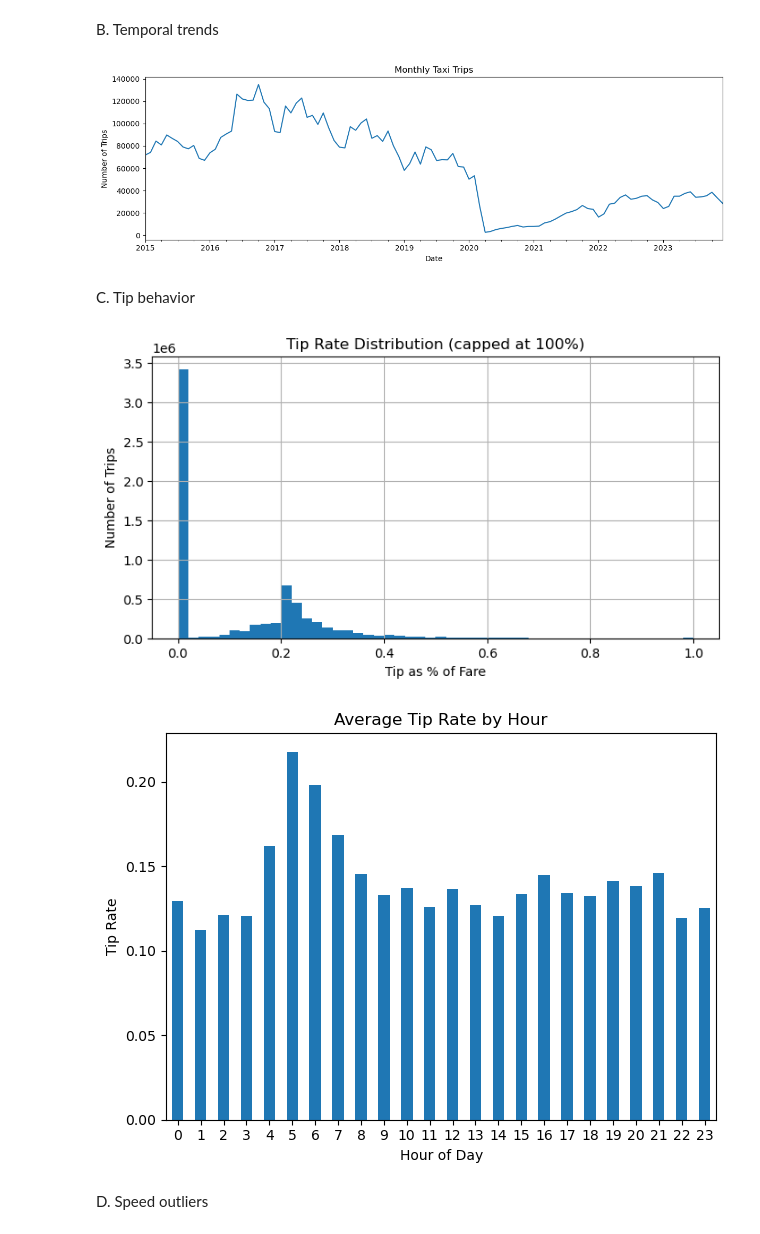
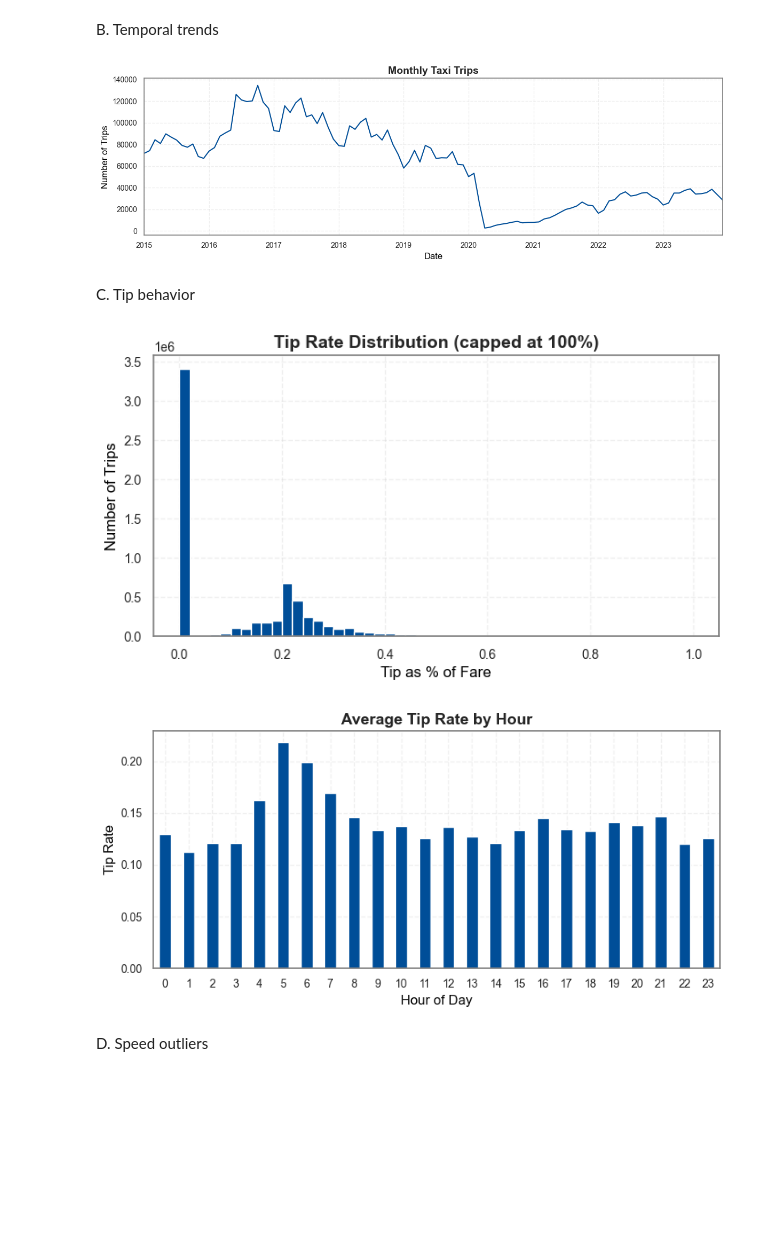
Before and after one commit to ham222/socialdata, a Jupyter notebook: social.ipynb, the cells around one changed output. Saved outputs shown, nothing was run; the diff lists cells and outputs as text; code cells hidden in the pictures; blank space fills up the shorter version.

```diff
--- a/social.ipynb
+++ b/social.ipynb
@@ -5,6 +5,43 @@ import pandas as pd
 import numpy as np
 import seaborn as sns
 import matplotlib.pyplot as plt
+# %%
+# Set global plot style
+def set_plot_style():
+    sns.set_theme(style="whitegrid")
+    plt.rcParams.update({
+        "figure.figsize": (8, 4),
+        "axes.titlesize": 14,
+        "axes.labelsize": 12,
+        "xtick.labelsize": 10,
+        "ytick.labelsize": 10,
+        "axes.edgecolor": "gray",
+        "axes.titleweight": "bold",
+        "axes.labelcolor": "black",
+        "axes.grid": True,
+        "grid.linestyle": "--",
+        "grid.alpha": 0.3,
+        "axes.facecolor": "white",
+        "figure.facecolor": "white",
+        "legend.frameon": False,
+        "legend.loc": "best",
+        "legend.fontsize": 10
+    })
+    sns.set_palette(sns.color_palette("magma"))  # softer palette globally
+# Call once to apply
+set_plot_style()
+PRIMARY_BLUE = "#004e98"  # good default blue (RGB 31, 119, 180)
+TAXI_YELLOW = "#FFD300"
+
+def basic_barplot(series, title, xlabel="", ylabel="Number of Trips"):
+    ax = series.plot(kind="bar", color=TAXI_YELLOW)
+    ax.set_title(title)
+    ax.set_xlabel(xlabel)
+    ax.set_ylabel(ylabel)
+    plt.tight_layout()
+    plt.show()
+
+pd.options.display.float_format = '{:,.2f}'.format
 # %% [markdown]
 # Assignment B - Jakub Nowak & Mateusz Zbysław
 ## Taxi Trips (2013-2023) Chicago
@@ -45,7 +82,7 @@ https://data.cityofchicago.org/Transportation/Taxi-Trips-2013-2023-/wrvz-psew/ab
 pathLaptop = "C:/Users/mateu/OneDrive - Danmarks Tekniske Universitet/socialdata/Taxi_Trips_cleaned.csv"
 pathPC = "E:/Taxi_Trips_cleaned.csv"
 df = pd.read_csv(
-    pathLaptop,
+    pathPC,
     low_memory=False
 )
 # %% [markdown]
@@ -472,35 +502,36 @@ monthly_trips["year_month"] = pd.to_datetime(monthly_trips_for_date)
 # 4. Plot
 monthly_trips.set_index("year_month")["trip_count"].plot(
     figsize=(12, 4),
-    title="Monthly Taxi Trips"
+    title="Monthly Taxi Trips",
+    color=PRIMARY_BLUE
 )
 plt.ylabel("Number of Trips")
 plt.xlabel("Date")
 plt.tight_layout()
 plt.show()
 # %% [output]
-[figure, old version]
+[figure, new version]
 # %% [markdown]
 C. Tip behavior
 # %%
 # Distribution of tip percentage
-df["tip_rate"].clip(upper=1).hist(bins=50, figsize=(8,4))
+df["tip_rate"].clip(upper=1).hist(bins=50, figsize=(8,4), color=PRIMARY_BLUE)
 plt.title("Tip Rate Distribution (capped at 100%)")
 plt.xlabel("Tip as % of Fare")
 plt.ylabel("Number of Trips")
 plt.show()
 
 # Average tip rate by hour of day
 hourly_tip = df.groupby("start_hour")["tip_rate"].mean()
-hourly_tip.plot(kind="bar", title="Average Tip Rate by Hour")
+hourly_tip.plot(kind="bar", title="Average Tip Rate by Hour", color=PRIMARY_BLUE)
 plt.ylabel("Tip Rate")
 plt.xlabel("Hour of Day")
 plt.xticks(rotation=0)
 plt.tight_layout()
 plt.show()
 # %% [output]
-[figure, old version]
+[figure, new version]
-[figure, old version]
+[figure, new version]
 # %% [markdown]
 D. Speed outliers
 # %%
```
Also changed, not shown: parts of 32 cells of this notebook.
